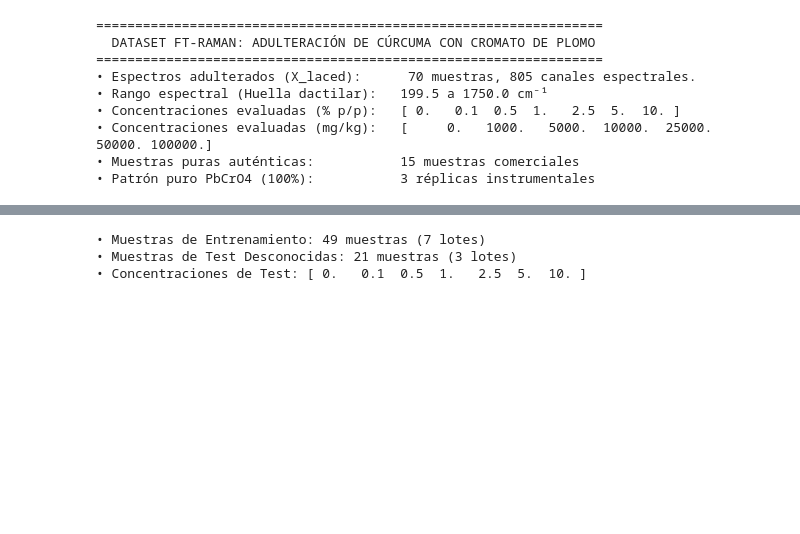
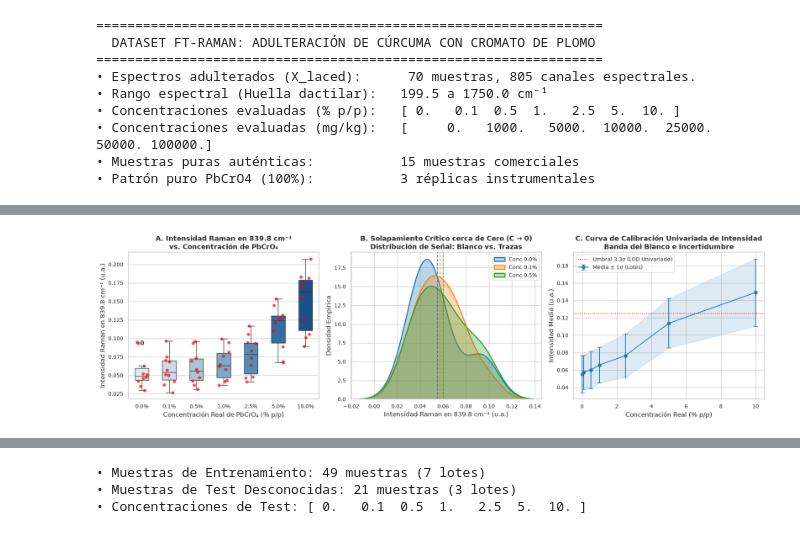
Before and after one commit to DamianPiuselli/quimiometria_difusion, a Jupyter notebook: notebooks/04_estudio_real_adulteracion_curcuma_difusion.ipynb, the cells around one changed output, grey strips where cells are left out. Saved outputs shown, nothing was run; the diff lists cells and outputs as text; code cells hidden in the pictures; blank space fills up the shorter version.

```diff
--- a/notebooks/04_estudio_real_adulteracion_curcuma_difusion.ipynb
+++ b/notebooks/04_estudio_real_adulteracion_curcuma_difusion.ipynb
@@ -139,3 +171,52 @@ plt.show()
+# %%
+# FIGURA 2: Distribución de Señales en función de la Concentración y Comportamiento Cerca de Cero
+idx_840 = np.argmin(np.abs(wavenumbers - 839.77))
+concs_unique = np.unique(y_conc_pct)
+
+# Extracción de intensidades en el pico de cromato para cada concentración
+intensities_by_conc = [X_laced[y_conc_pct == c, idx_840] for c in concs_unique]
+
+fig, axes = plt.subplots(1, 3, figsize=(18, 5.2))
+
+# Panel A: Boxplot y Strip Plot de la Intensidad Raman vs Concentración
+sns.boxplot(data=intensities_by_conc, ax=axes[0], palette="Blues", width=0.5, showcaps=True)
+sns.stripplot(data=intensities_by_conc, ax=axes[0], color="red", size=6, jitter=0.2, alpha=0.7)
+axes[0].set_xticklabels([f"{c:.1f}%" for c in concs_unique])
+axes[0].set_title("A. Intensidad Raman en 839.8 cm⁻¹\nvs. Concentración de PbCrO₄", fontweight="bold")
+axes[0].set_xlabel("Concentración Real de PbCrO₄ (% p/p)")
+axes[0].set_ylabel("Intensidad Raman en 839.8 cm⁻¹ (u.a.)")
+
+# Panel B: Zoom Extremo en Región de Trazas (0.0% Blanco vs 0.1% Trazas vs 0.5%)
+trace_concs = [0.0, 0.1, 0.5]
+trace_data = [X_laced[y_conc_pct == c, idx_840] for c in trace_concs]
+colors_trace = ["#1f77b4", "#ff7f0e", "#2ca02c"]
+
+for data_c, conc_val, col in zip(trace_data, trace_concs, colors_trace):
+    sns.kdeplot(data_c, ax=axes[1], label=f"Conc {conc_val:.1f}%", color=col, fill=True, alpha=0.3, linewidth=2.0)
+    axes[1].axvline(np.mean(data_c), color=col, linestyle="--", alpha=0.8)
+
+axes[1].set_title("B. Solapamiento Crítico cerca de Cero (C → 0)\nDistribución de Señal: Blanco vs. Trazas", fontweight="bold")
+axes[1].set_xlabel("Intensidad Raman en 839.8 cm⁻¹ (u.a.)")
+axes[1].set_ylabel("Densidad Empírica")
+axes[1].legend(loc="upper right")
+
+# Panel C: Relación Señal/Ruido (SNR) y Pendiente de Calibración
+means = np.array([np.mean(d) for d in intensities_by_conc])
+stds = np.array([np.std(d) for d in intensities_by_conc])
+net_signal = means - means[0]  # Señal neta sobre el blanco
+
+axes[2].errorbar(concs_unique, means, yerr=stds, fmt="o-", color="#1f77b4", capsize=4, label="Media ± 1σ (Lotes)")
+axes[2].fill_between(concs_unique, means - stds, means + stds, color="#1f77b4", alpha=0.15)
+axes[2].axhline(means[0] + 3.3 * stds[0], color="red", linestyle=":", label="Umbral 3.3σ (LOD Univariado)")
+axes[2].set_title("C. Curva de Calibración Univariada de Intensidad\nBanda del Blanco e Incertidumbre", fontweight="bold")
+axes[2].set_xlabel("Concentración Real (% p/p)")
+axes[2].set_ylabel("Intensidad Media (u.a.)")
+axes[2].legend(loc="upper left")
+
+plt.tight_layout()
+plt.show()
+# %% [output]
+[figure, added]
 # %% [markdown]
 ---
 
```
Also changed, not shown: parts of 21 cells of this notebook, 10 other files.
